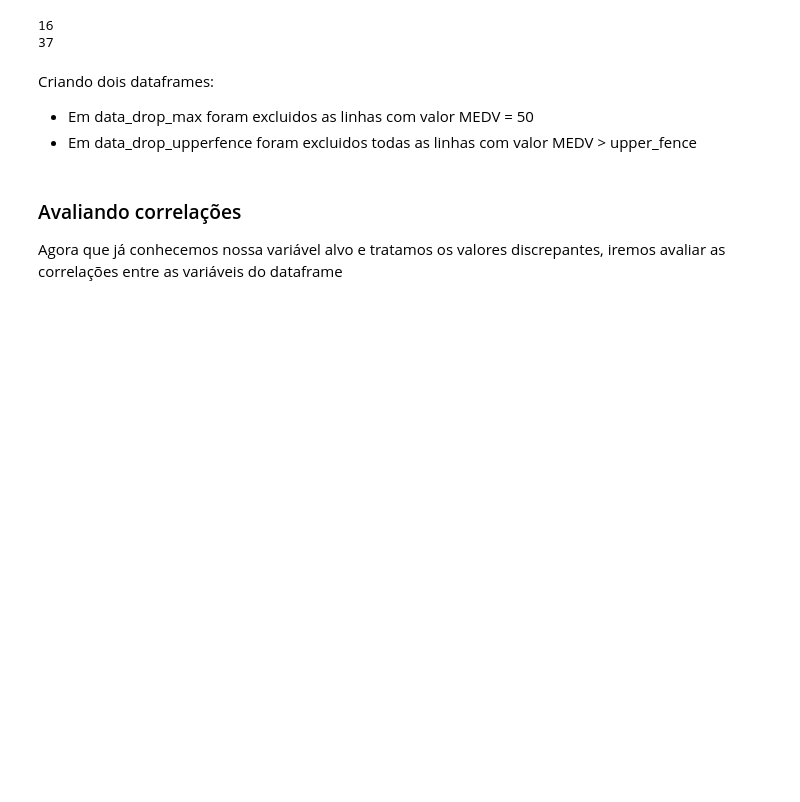
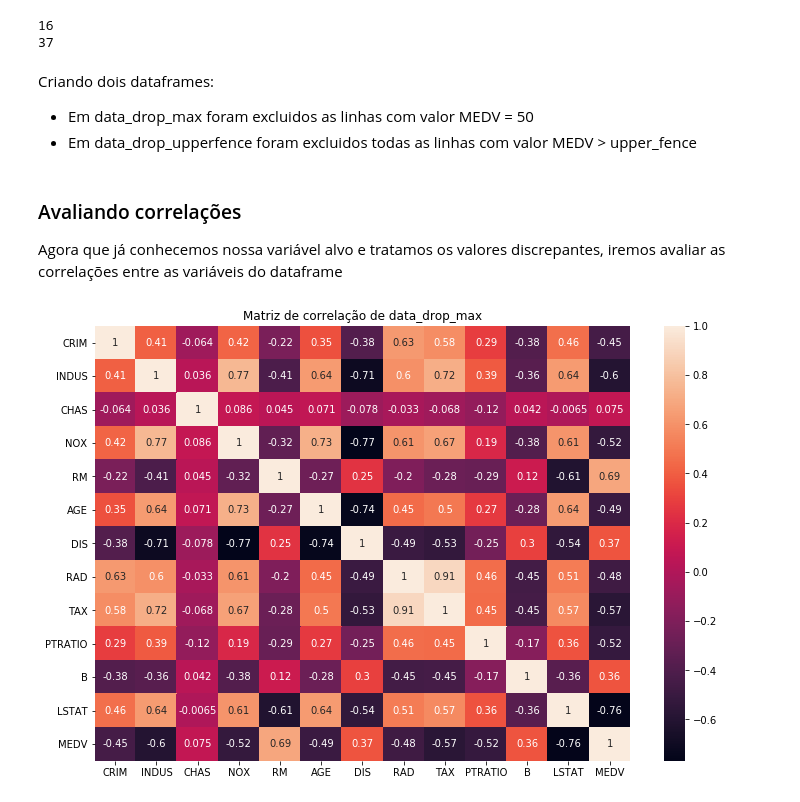
Before and after one commit to DaniloGR91/Semana_DataScience_MinerandoDados, a Jupyter notebook: data_analysis.ipynb, the cells around one changed output. Saved outputs shown, nothing was run; the diff lists cells and outputs as text; code cells hidden in the pictures; blank space fills up the shorter version.

```diff
--- a/data_analysis.ipynb
+++ b/data_analysis.ipynb
@@ -158,3 +159,5 @@ data_drop_upperfence = data.drop(upper_fence_values)
 # %% [markdown]
 ### Avaliando correlações
 Agora que já conhecemos nossa variável alvo e tratamos os valores discrepantes, iremos avaliar as correlações entre as variáveis do dataframe
+# %%
+corrDropMax = data_drop_max.corr()
@@ -160,0 +166,7 @@ Agora que já conhecemos nossa variável alvo e tratamos os valores discrepantes
+# %%
+plt.figure(figsize=(12,8))
+sns.heatmap(corrDropMax, annot=True)
+plt.title('Matriz de correlação de data_drop_max')
+plt.show()
+# %% [output]
+[figure, added]
```
Also changed, not shown: parts of 14 cells of this notebook.
